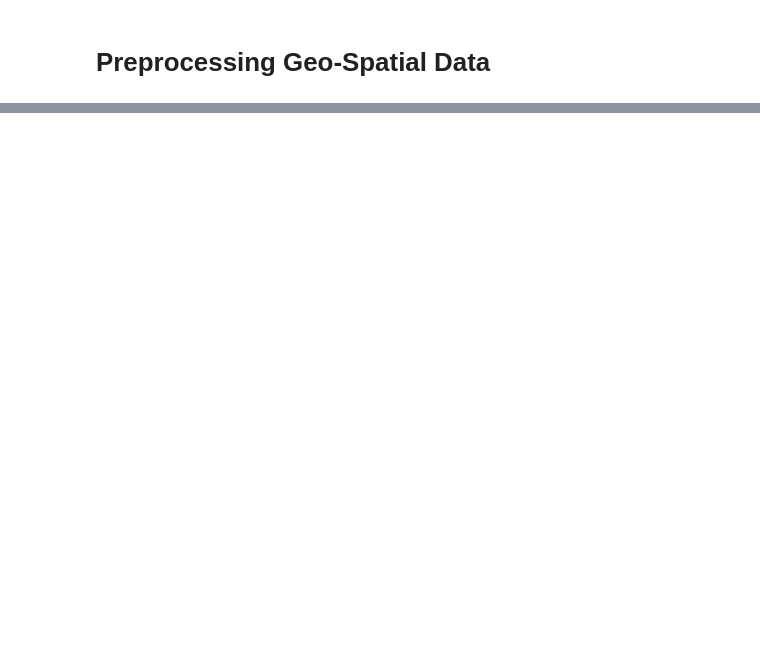
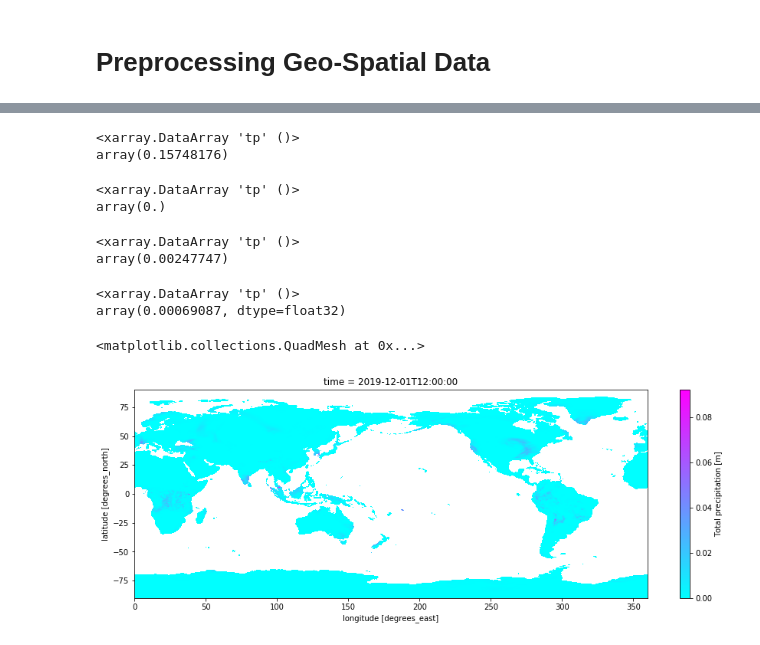
Before and after one commit to visvash/Climate-Informatics, a Jupyter notebook: Climate Informatics Project.ipynb, the cells around one changed output, grey strips where cells are left out. Drawn from its saved outputs; the diff is of its cells as text; code cells hidden in the pictures; blank space fills up the shorter version.

```diff
--- a/Climate Informatics Project.ipynb
+++ b/Climate Informatics Project.ipynb
@@ -425,0 +600,25 @@ db.sel(time='2019-12-01 12:00:00').plot.scatter(x='latitude',y='tp',figsize = (3
+# %%
+db_log.max()
+# %% [output]
+<xarray.DataArray 'tp' ()>
+array(0.15748176)
+# %%
+db_log.min()
+# %% [output]
+<xarray.DataArray 'tp' ()>
+array(0.)
+# %%
+db_log.std()
+# %% [output]
+<xarray.DataArray 'tp' ()>
+array(0.00247747)
+# %%
+db_log.mean()
+# %% [output]
+<xarray.DataArray 'tp' ()>
+array(0.00069087, dtype=float32)
+# %%
+db.isel(time=0).plot(figsize=(15,5),cmap='cool')
+# %% [output]
+<matplotlib.collections.QuadMesh at 0x...>
+[figure, added]
```
Also changed, not shown: parts of 89 cells of this notebook.
